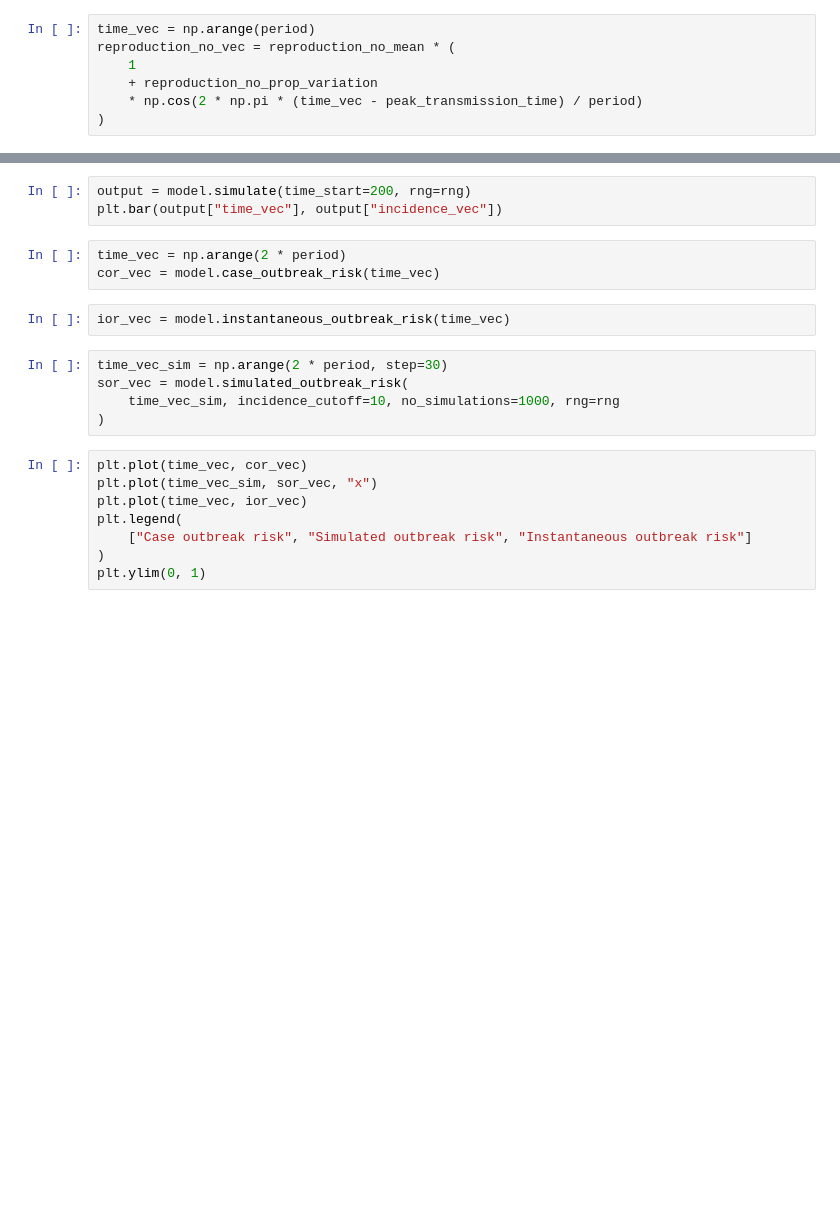
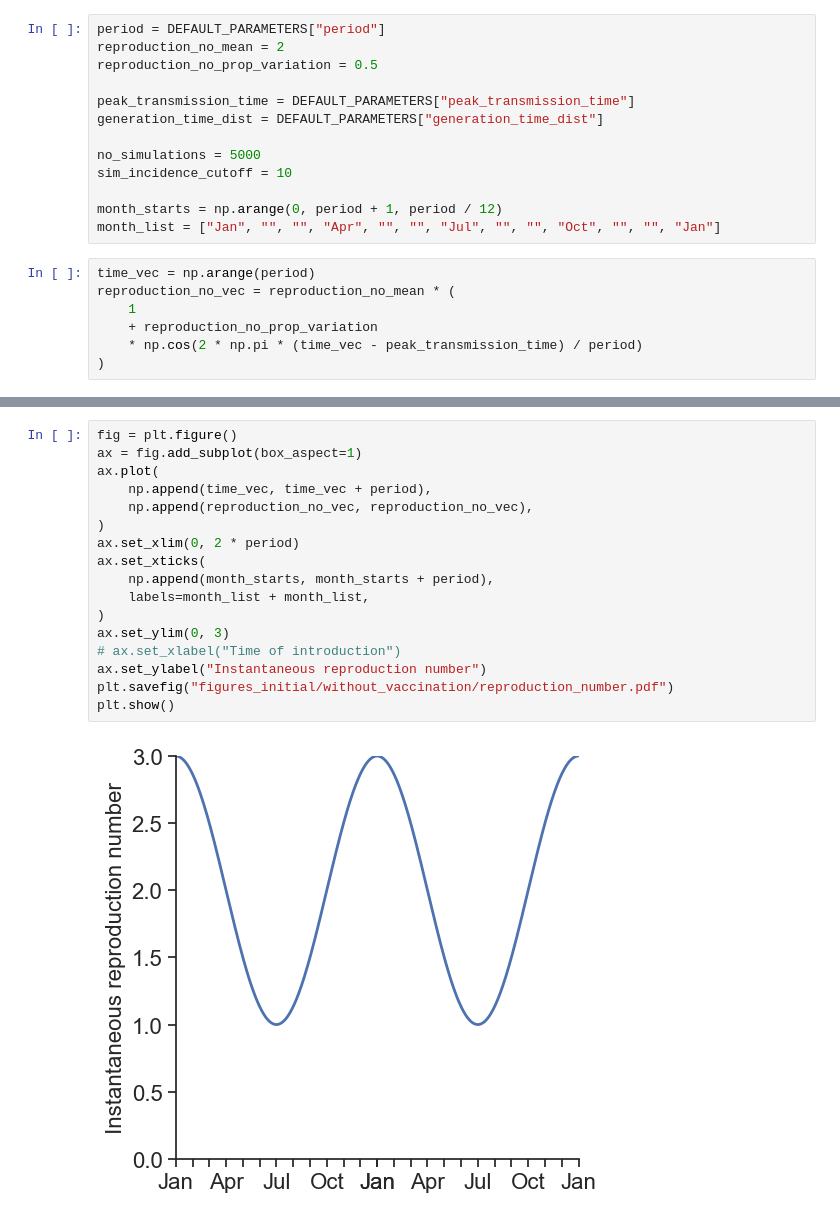
Before and after one commit to will-s-hart/covid-boosters, a Jupyter notebook: without_vaccination.ipynb, the cells around one changed output, grey strips where cells are left out. Cells and saved outputs as stored; diff of their text form; blank space fills up the shorter version.

```diff
--- a/without_vaccination.ipynb
+++ b/without_vaccination.ipynb
@@ -19,3 +31,16 @@ generation_time_dist = DEFAULT_PARAMETERS["generation_time_dist"]
+# %%
+period = DEFAULT_PARAMETERS["period"]
+reproduction_no_mean = 2
+reproduction_no_prop_variation = 0.5
+
+peak_transmission_time = DEFAULT_PARAMETERS["peak_transmission_time"]
+generation_time_dist = DEFAULT_PARAMETERS["generation_time_dist"]
+
+no_simulations = 5000
+sim_incidence_cutoff = 10
+
+month_starts = np.arange(0, period + 1, period / 12)
+month_list = ["Jan", "", "", "Apr", "", "", "Jul", "", "", "Oct", "", "", "Jan"]
 # %%
 time_vec = np.arange(period)
 reproduction_no_vec = reproduction_no_mean * (
@@ -33,21 +51,19 @@ model = PeriodicHeterogeneousRenewalModel(
-# %%
-output = model.simulate(time_start=200, rng=rng)
-plt.bar(output["time_vec"], output["incidence_vec"])
-# %%
-time_vec = np.arange(2 * period)
-cor_vec = model.case_outbreak_risk(time_vec)
-# %%
-ior_vec = model.instantaneous_outbreak_risk(time_vec)
-# %%
-time_vec_sim = np.arange(2 * period, step=30)
-sor_vec = model.simulated_outbreak_risk(
-    time_vec_sim, incidence_cutoff=10, no_simulations=1000, rng=rng
-)
-# %%
-plt.plot(time_vec, cor_vec)
-plt.plot(time_vec_sim, sor_vec, "x")
-plt.plot(time_vec, ior_vec)
-plt.legend(
-    ["Case outbreak risk", "Simulated outbreak risk", "Instantaneous outbreak risk"]
-)
-plt.ylim(0, 1)
+# %%
+fig = plt.figure()
+ax = fig.add_subplot(box_aspect=1)
+ax.plot(
+    np.append(time_vec, time_vec + period),
+    np.append(reproduction_no_vec, reproduction_no_vec),
+)
+ax.set_xlim(0, 2 * period)
+ax.set_xticks(
+    np.append(month_starts, month_starts + period),
+    labels=month_list + month_list,
+)
+ax.set_ylim(0, 3)
+# ax.set_xlabel("Time of introduction")
+ax.set_ylabel("Instantaneous reproduction number")
+plt.savefig("figures_initial/without_vaccination/reproduction_number.pdf")
+plt.show()
+# %% [output]
+[figure, added]
```
Also changed, not shown: parts of 8 cells of this notebook, 3 other files.
